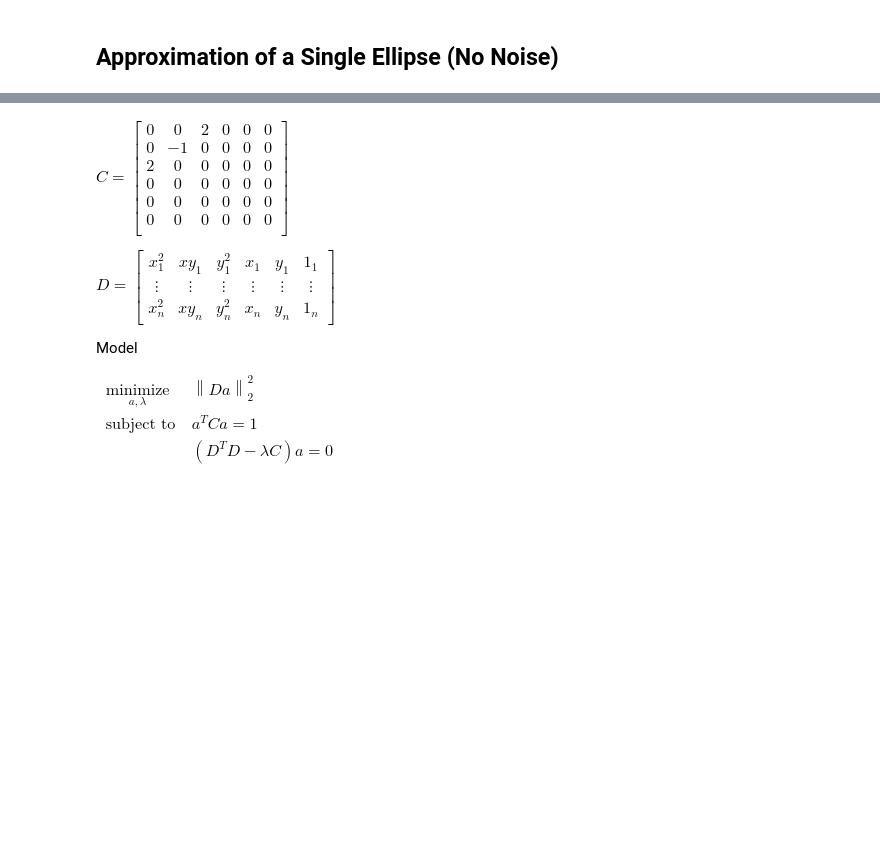
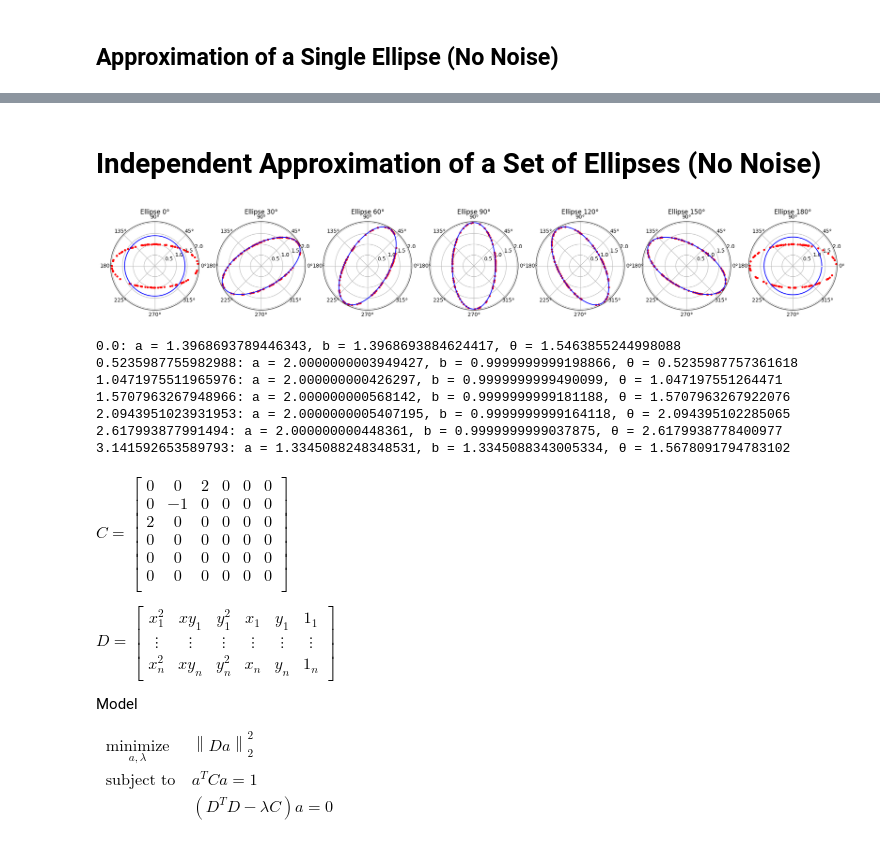
Before and after one commit to AndrewJSchoen/Jupyter, a Jupyter notebook: Tensor.ipynb, the cells around one changed output, grey strips where cells are left out. Saved outputs shown, nothing was run; the diff lists cells and outputs as text; code cells hidden in the pictures; blank space fills up the shorter version.

```diff
--- a/Tensor.ipynb
+++ b/Tensor.ipynb
@@ -88,3 +176,61 @@ ax1[:set_theta_zero_location]("E") ;
+# %% [markdown]
+# Independent Approximation of a Set of Ellipses (No Noise)
+# %%
+# Generate the Data
+angles = collect(0:π/6:π)
+ellipses = collect(1:length(angles))
+datasize = 100
+all_data = []
+
+for (i, angle) in enumerate(angles)
+    data = generate_ellipse(2,1,angle,datasize,0)
+    if length(all_data) == 0
+        all_data = data
+    else
+        all_data = cat(3, all_data, data)
+    end
+end
+alldata = NamedArray(all_data, (collect(1:datasize),["Angle","Radius"],collect(1:length(angles))),("Degree","Measure","Ellipse"))
+
+no_noise_multi_model = Model(solver=IpoptSolver(print_level=1))
+@variable(no_noise_multi_model, a[ellipses] >= 0)
+@variable(no_noise_multi_model, b[ellipses] >= 0)
+@variable(no_noise_multi_model, π >= θ[ellipses] >= 0)
+for ellipse in ellipses
+    @constraint(no_noise_multi_model, a[ellipse] >= b[ellipse])
+end
+@NLexpression(no_noise_multi_model, est[i=1:datasize,j=1:length(ellipses)], 1/sqrt((cos(alldata[i,"Angle",j]-θ[j])/a[j])^2+(sin(θ[j]-alldata[i,"Angle",j])/b[j])^2))
+@NLobjective(no_noise_multi_model, Min, sum(sum((alldata[i,"Radius",j] - est[i,j])^2 for i=1:datasize) for j=1:length(angles)))
+for ellipse in ellipses
+    setvalue(a[ellipse], rand())
+    setvalue(b[ellipse], rand())
+    setvalue(θ[ellipse], π/2)
+end
+s = solve(no_noise_multi_model)
+opt_a = getvalue(a)
+opt_b = getvalue(b)
+opt_θ = getvalue(θ)
+f1 = figure("Ellipses",figsize=(25,25))
+for (i, angle) in enumerate(angles)
+    ax1 = subplot(1,length(angles),i, polar=true,)
+    t = title(string("Ellipse ",(i-1)*30,"°"))
+    pl1 = plot( alldata[:,"Angle",i], alldata[:,"Radius",i], linestyle="None", marker=".",color="red") ;
+    ax1[:set_theta_zero_location]("E") ;
+    est_data = generate_ellipse(opt_a[i],opt_b[i],opt_θ[i],500,0)
+    pl1 = plot( est_data[:,1], est_data[:,2], linestyle="-", marker="None",color="blue") ;
+end
+for (i, angle) in enumerate(angles)
+    println(string(angle,": a = ",opt_a[i], ", b = ",opt_b[i], ", θ = ",opt_θ[i]))
+end
+# %% [output]
+[figure, added]
+0.0: a = 1.3968693789446343, b = 1.3968693884624417, θ = 1.5463855244998088
+0.5235987755982988: a = 2.0000000003949427, b = 0.9999999999198866, θ = 0.5235987757361618
+1.0471975511965976: a = 2.000000000426297, b = 0.9999999999490099, θ = 1.047197551264471
+1.5707963267948966: a = 2.000000000568142, b = 0.9999999999181188, θ = 1.5707963267922076
+2.0943951023931953: a = 2.0000000005407195, b = 0.9999999999164118, θ = 2.094395102285065
+2.617993877991494: a = 2.000000000448361, b = 0.9999999999037875, θ = 2.6179938778400977
+3.141592653589793: a = 1.3345088248348531, b = 1.3345088343005334, θ = 1.5678091794783102
 # %% [markdown]
 $C = \begin{bmatrix}
 0 & 0 & 2 & 0 & 0 & 0 \\
```
Also changed, not shown: parts of 8 cells of this notebook.
